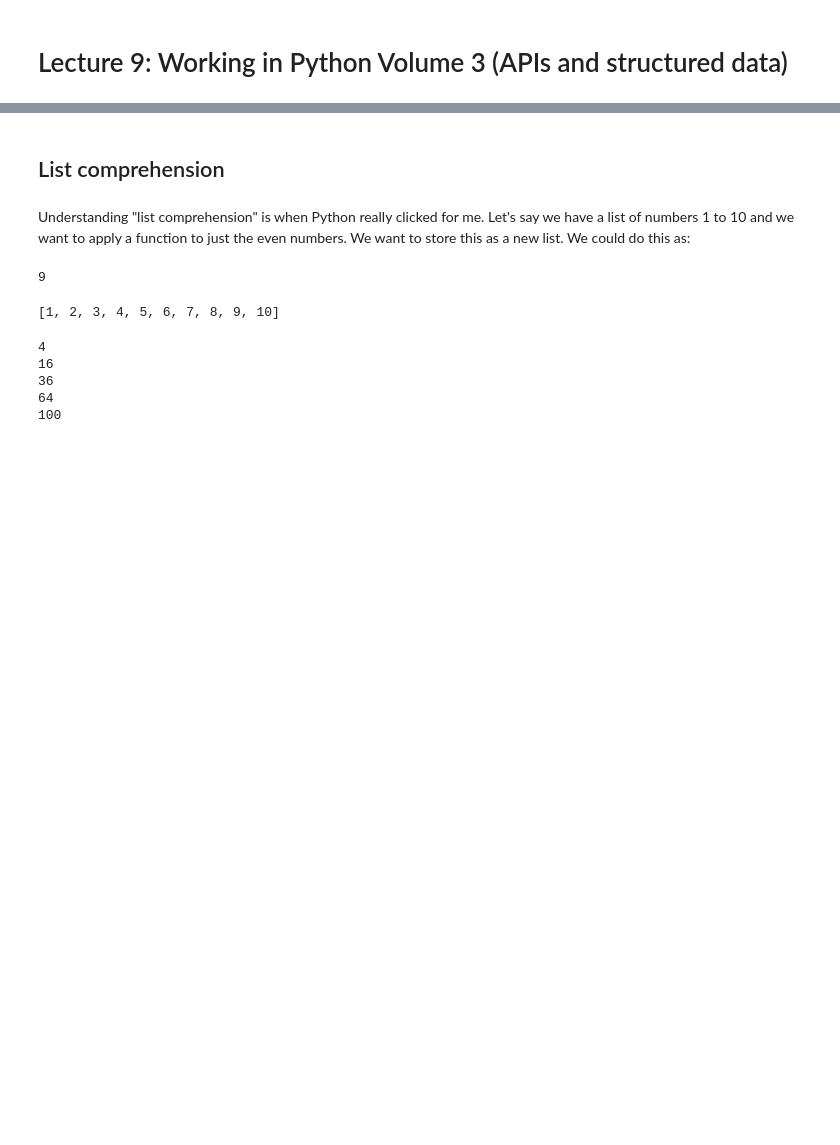
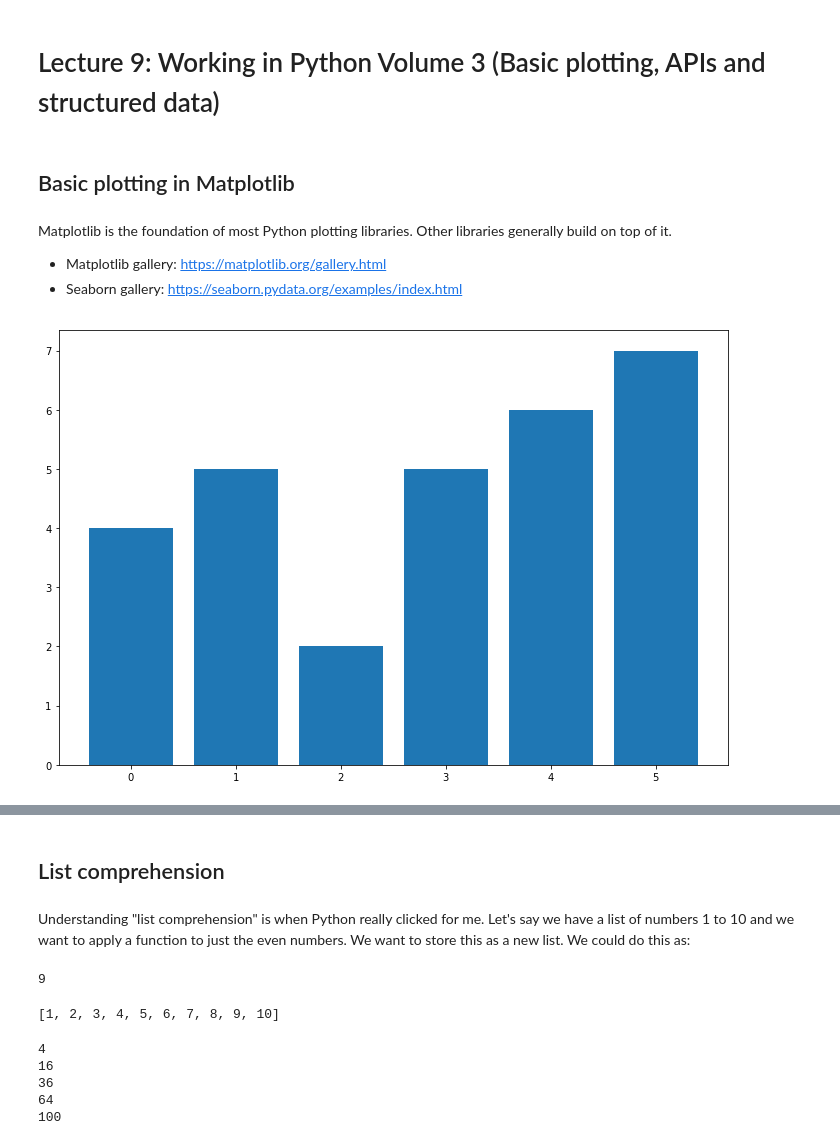
Before and after one commit to rasilab/tfcb_2018, a Jupyter notebook: lectures/lecture9/lecture9.ipynb, the cells around one changed output, grey strips where cells are left out. Cells and saved outputs as stored; diff of their text form; code cells hidden in the pictures; blank space fills up the shorter version.

Commit message:
Update lecture 9

```diff
--- a/lectures/lecture9/lecture9.ipynb
+++ b/lectures/lecture9/lecture9.ipynb
@@ -1,2 +1,19 @@
 # %% [markdown]
-# Lecture 9: Working in Python Volume 3 (APIs and structured data)
+# Lecture 9: Working in Python Volume 3 (Basic plotting, APIs and structured data)
+# %% [markdown]
+## Basic plotting in Matplotlib
+# %% [markdown]
+Matplotlib is the foundation of most Python plotting libraries. Other libraries generally build on top of it.
+* Matplotlib gallery: https://matplotlib.org/gallery.html
+* Seaborn gallery: https://seaborn.pydata.org/examples/index.html
+# %%
+import matplotlib.pyplot as plt
+%matplotlib inline
+plt.rcParams['figure.figsize'] = [12, 8]
+# %%
+x_values = [4, 5, 2, 5, 6, 7]
+# %%
+plt.bar(range(6), x_values)
+plt.show()
+# %% [output]
+[figure, added]
```
Also changed, not shown: parts of 14 cells of this notebook.
